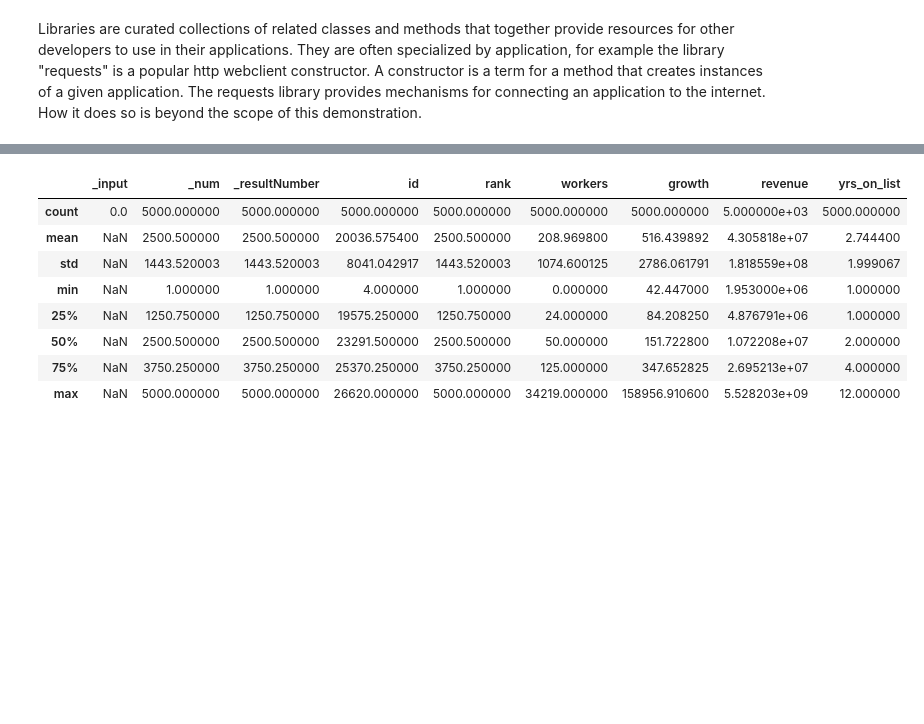
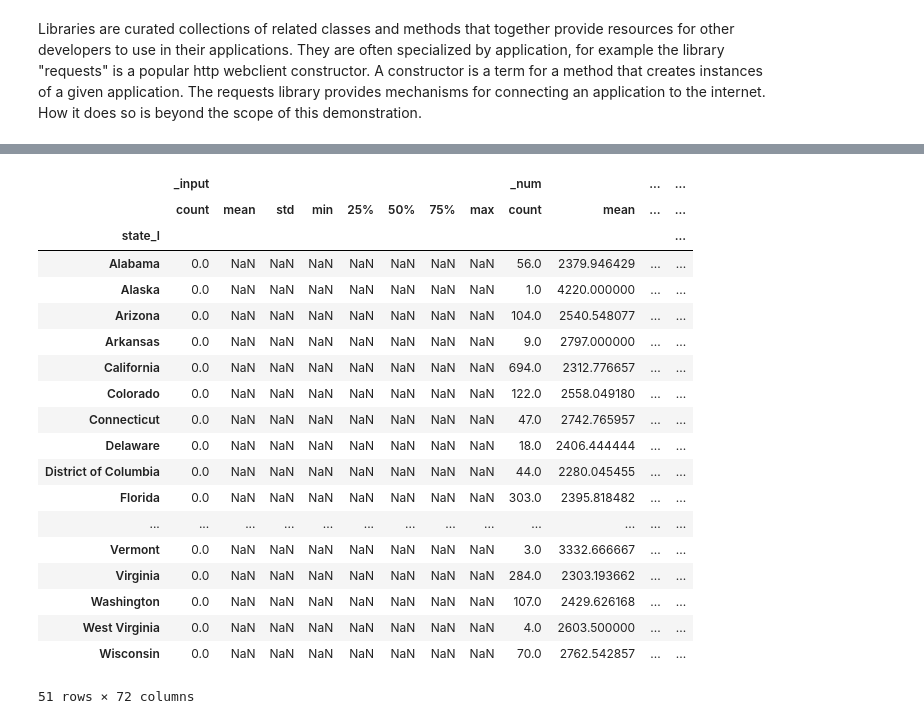
Before and after one commit to VipDataTool/Jupyter_Notebook_Demo, a Jupyter notebook: Demo_AI_Notebook.ipynb, the cells around one changed output, grey strips where cells are left out. Cells and saved outputs as stored; diff of their text form; code cells hidden in the pictures; blank space fills up the shorter version.

```diff
--- a/Demo_AI_Notebook.ipynb
+++ b/Demo_AI_Notebook.ipynb
@@ -108,7 +108,7 @@ df.head(3)
 | 1 | NaN | 2 | Inc5000 Company List | Inc5000 Company List | 2 | http://www.inc.com/inc5000list/js... | 25747 | 2 | 191 | Quest Nutrition | ... |
 | 2 | NaN | 3 | Inc5000 Company List | Inc5000 Company List | 3 | http://www.inc.com/inc5000list/js... | 25643 | 3 | 145 | Reliant Asset Management | ... |
 # %%
-gf = df.groupby(['company', 'state_l'], dropna=True)
-gf.head()
+gf = df.groupby('state_l', dropna=True)
+gf.first()
 # %% [output]
 |  | _input | _num | _widgetName | _source | _resultNumber | _pageUrl | id | rank | workers | company | ... |
@@ -127,12 +132,23 @@ gf.head()
 # %%
-df.describe()
+gf.describe()
 # %% [output]
-|  | _input | _num | _resultNumber | id | rank | workers | growth | revenue | yrs_on_list |
-| count | 0.0 | 5000.000000 | 5000.000000 | 5000.000000 | 5000.000000 | 5000.000000 | 5000.000000 | 5.000000e+03 | 5000.000000 |
-| mean | NaN | 2500.500000 | 2500.500000 | 20036.575400 | 2500.500000 | 208.969800 | 516.439892 | 4.305818e+07 | 2.744400 |
-| std | NaN | 1443.520003 | 1443.520003 | 8041.042917 | 1443.520003 | 1074.600125 | 2786.061791 | 1.818559e+08 | 1.999067 |
-| min | NaN | 1.000000 | 1.000000 | 4.000000 | 1.000000 | 0.000000 | 42.447000 | 1.953000e+06 | 1.000000 |
-| 25% | NaN | 1250.750000 | 1250.750000 | 19575.250000 | 1250.750000 | 24.000000 | 84.208250 | 4.876791e+06 | 1.000000 |
-| 50% | NaN | 2500.500000 | 2500.500000 | 23291.500000 | 2500.500000 | 50.000000 | 151.722800 | 1.072208e+07 | 2.000000 |
-| 75% | NaN | 3750.250000 | 3750.250000 | 25370.250000 | 3750.250000 | 125.000000 | 347.652825 | 2.695213e+07 | 4.000000 |
-| max | NaN | 5000.000000 | 5000.000000 | 26620.000000 | 5000.000000 | 34219.000000 | 158956.910600 | 5.528203e+09 | 12.000000 |
+|  | _input |  |  |  |  |  |  |  | _num |  | ... | ... |
+|  | count | mean | std | min | 25% | 50% | 75% | max | count | mean | ... | ... |
+| state_l |  |  |  |  |  |  |  |  |  |  |  | ... |
+| Alabama | 0.0 | NaN | NaN | NaN | NaN | NaN | NaN | NaN | 56.0 | 2379.946429 | ... | ... |
+| Alaska | 0.0 | NaN | NaN | NaN | NaN | NaN | NaN | NaN | 1.0 | 4220.000000 | ... | ... |
+| Arizona | 0.0 | NaN | NaN | NaN | NaN | NaN | NaN | NaN | 104.0 | 2540.548077 | ... | ... |
+| Arkansas | 0.0 | NaN | NaN | NaN | NaN | NaN | NaN | NaN | 9.0 | 2797.000000 | ... | ... |
+| California | 0.0 | NaN | NaN | NaN | NaN | NaN | NaN | NaN | 694.0 | 2312.776657 | ... | ... |
+| Colorado | 0.0 | NaN | NaN | NaN | NaN | NaN | NaN | NaN | 122.0 | 2558.049180 | ... | ... |
+| Connecticut | 0.0 | NaN | NaN | NaN | NaN | NaN | NaN | NaN | 47.0 | 2742.765957 | ... | ... |
+| Delaware | 0.0 | NaN | NaN | NaN | NaN | NaN | NaN | NaN | 18.0 | 2406.444444 | ... | ... |
+| District of Columbia | 0.0 | NaN | NaN | NaN | NaN | NaN | NaN | NaN | 44.0 | 2280.045455 | ... | ... |
+| Florida | 0.0 | NaN | NaN | NaN | NaN | NaN | NaN | NaN | 303.0 | 2395.818482 | ... | ... |
+| ... | ... | ... | ... | ... | ... | ... | ... | ... | ... | ... | ... | ... |
+| Vermont | 0.0 | NaN | NaN | NaN | NaN | NaN | NaN | NaN | 3.0 | 3332.666667 | ... | ... |
+| Virginia | 0.0 | NaN | NaN | NaN | NaN | NaN | NaN | NaN | 284.0 | 2303.193662 | ... | ... |
+| Washington | 0.0 | NaN | NaN | NaN | NaN | NaN | NaN | NaN | 107.0 | 2429.626168 | ... | ... |
+| West Virginia | 0.0 | NaN | NaN | NaN | NaN | NaN | NaN | NaN | 4.0 | 2603.500000 | ... | ... |
+| Wisconsin | 0.0 | NaN | NaN | NaN | NaN | NaN | NaN | NaN | 70.0 | 2762.542857 | ... | ... |
+51 rows × 72 columns
```
Also changed, not shown: parts of 8 cells of this notebook.
